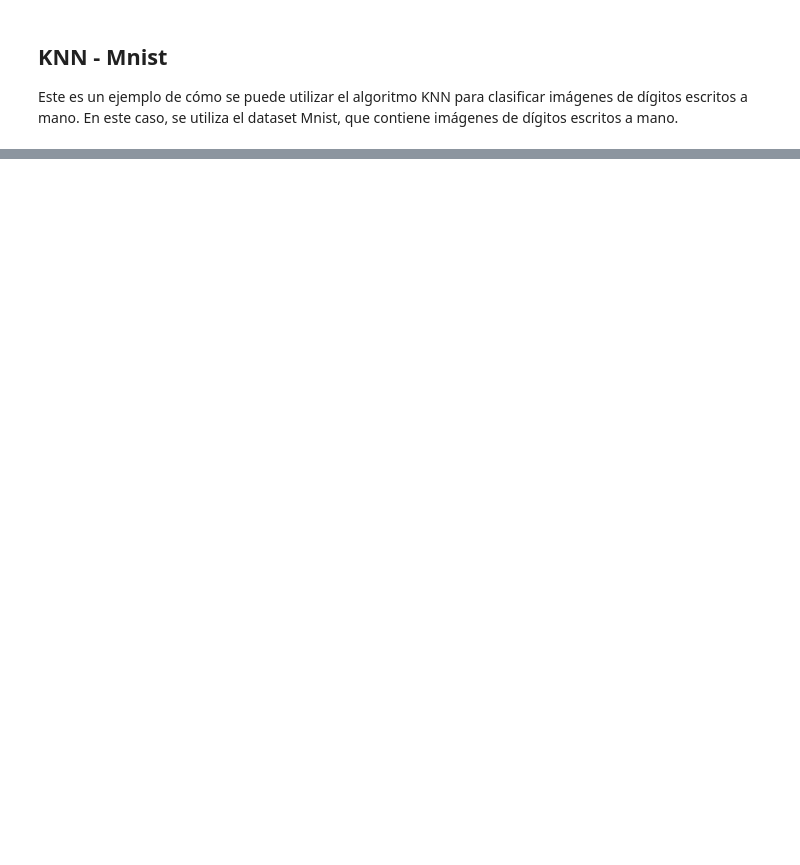
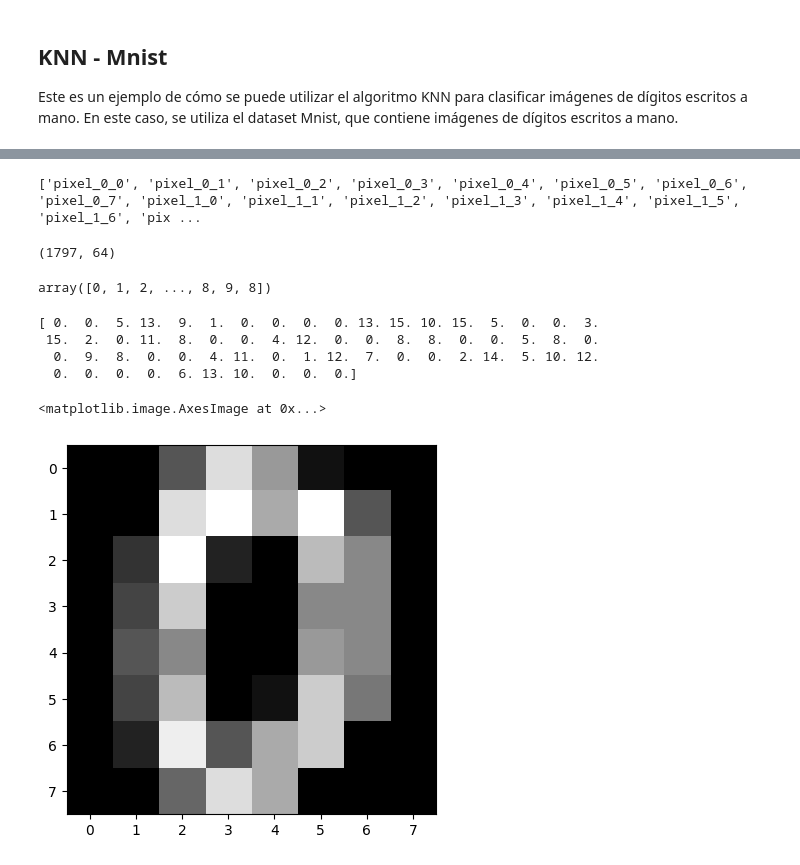
Before and after one commit to SebastianCB-dev/bootcamp-ai-intermediate-talentotech, a Jupyter notebook: talleres/taller2-knn-mnist/knn-mnist.ipynb, the cells around one changed output, grey strips where cells are left out. Cells and saved outputs as stored; diff of their text form; code cells hidden in the pictures; blank space fills up the shorter version.

```diff
--- a/talleres/taller2-knn-mnist/knn-mnist.ipynb
+++ b/talleres/taller2-knn-mnist/knn-mnist.ipynb
@@ -28,0 +39,34 @@ Note: you may need to restart the kernel to use updated packages.
+# %%
+# Importación de datos
+digits = datasets.load_digits()
+data = digits.data
+# %%
+# Nombre de columnas que conforman los datos
+print(digits.feature_names)
+# %% [output]
+['pixel_0_0', 'pixel_0_1', 'pixel_0_2', 'pixel_0_3', 'pixel_0_4', 'pixel_0_5', 'pixel_0_6', 'pixel_0_7', 'pixel_1_0', 'pixel_1_1', 'pixel_1_2', 'pixel_1_3', 'pixel_1_4', 'pixel_1_5', 'pixel_1_6', 'pix ...
+# %%
+# Forma de los datos
+print(data.shape) # 1797 filas y 64 columnas (8x8) es decir, 64 pixeles
+# %% [output]
+(1797, 64)
+# %%
+# Variable dependiente
+target = digits.target
+target # 0, 1, 2, 3, 4, 5, 6, 7, 8, 9 (10 clases) Multiclase
+# %% [output]
+array([0, 1, 2, ..., 8, 9, 8])
+# %%
+# Ver los datos de una imagen
+print(data[0]) # 64 pixeles (Entre 0 y 16)
+# %% [output]
+[ 0.  0.  5. 13.  9.  1.  0.  0.  0.  0. 13. 15. 10. 15.  5.  0.  0.  3.
+ 15.  2.  0. 11.  8.  0.  0.  4. 12.  0.  0.  8.  8.  0.  0.  5.  8.  0.
+  0.  9.  8.  0.  0.  4. 11.  0.  1. 12.  7.  0.  0.  2. 14.  5. 10. 12.
+  0.  0.  0.  0.  6. 13. 10.  0.  0.  0.]
+# %%
+# Visualización de la imagen (0)
+plt.imshow(data[0].reshape(8,8), cmap='gray')
+# %% [output]
+<matplotlib.image.AxesImage at 0x...>
+[figure, added]
```
Also changed, not shown: parts of 14 cells of this notebook.
